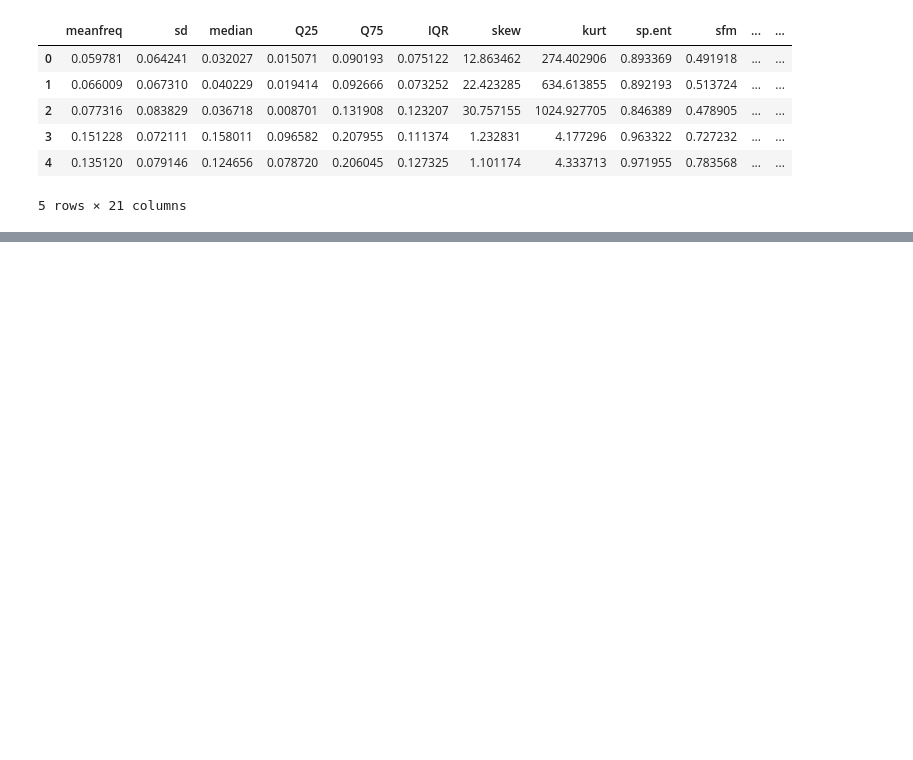
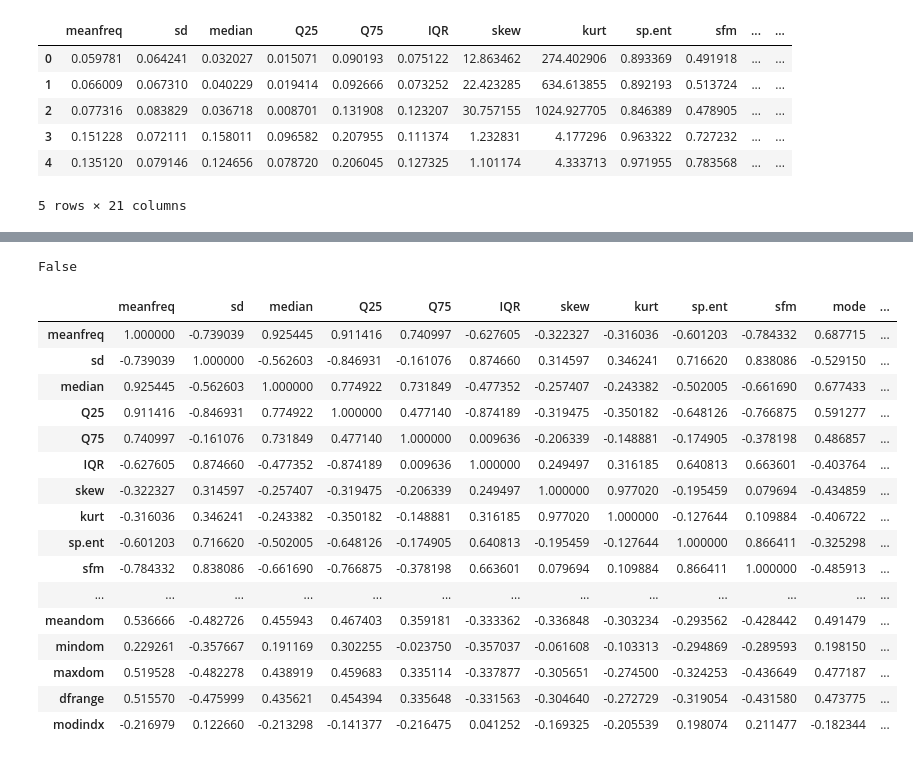
Before and after one commit to khandelwalpranav05/Gender-Recognition-by-voice, a Jupyter notebook: voice_recognition.ipynb, the cells around one changed output, grey strips where cells are left out. Drawn from its saved outputs; the diff is of its cells as text; code cells hidden in the pictures; blank space fills up the shorter version.

```diff
--- a/voice_recognition.ipynb
+++ b/voice_recognition.ipynb
@@ -20,0 +51,26 @@ df.head()
+# %%
+df.isnull().values.any()
+# %% [output]
+False
+# %%
+df_corr = df.corr()
+# %%
+df_corr
+# %% [output]
+|  | meanfreq | sd | median | Q25 | Q75 | IQR | skew | kurt | sp.ent | sfm | mode | ... |
+| meanfreq | 1.000000 | -0.739039 | 0.925445 | 0.911416 | 0.740997 | -0.627605 | -0.322327 | -0.316036 | -0.601203 | -0.784332 | 0.687715 | ... |
+| sd | -0.739039 | 1.000000 | -0.562603 | -0.846931 | -0.161076 | 0.874660 | 0.314597 | 0.346241 | 0.716620 | 0.838086 | -0.529150 | ... |
+| median | 0.925445 | -0.562603 | 1.000000 | 0.774922 | 0.731849 | -0.477352 | -0.257407 | -0.243382 | -0.502005 | -0.661690 | 0.677433 | ... |
+| Q25 | 0.911416 | -0.846931 | 0.774922 | 1.000000 | 0.477140 | -0.874189 | -0.319475 | -0.350182 | -0.648126 | -0.766875 | 0.591277 | ... |
+| Q75 | 0.740997 | -0.161076 | 0.731849 | 0.477140 | 1.000000 | 0.009636 | -0.206339 | -0.148881 | -0.174905 | -0.378198 | 0.486857 | ... |
+| IQR | -0.627605 | 0.874660 | -0.477352 | -0.874189 | 0.009636 | 1.000000 | 0.249497 | 0.316185 | 0.640813 | 0.663601 | -0.403764 | ... |
+| skew | -0.322327 | 0.314597 | -0.257407 | -0.319475 | -0.206339 | 0.249497 | 1.000000 | 0.977020 | -0.195459 | 0.079694 | -0.434859 | ... |
+| kurt | -0.316036 | 0.346241 | -0.243382 | -0.350182 | -0.148881 | 0.316185 | 0.977020 | 1.000000 | -0.127644 | 0.109884 | -0.406722 | ... |
+| sp.ent | -0.601203 | 0.716620 | -0.502005 | -0.648126 | -0.174905 | 0.640813 | -0.195459 | -0.127644 | 1.000000 | 0.866411 | -0.325298 | ... |
+| sfm | -0.784332 | 0.838086 | -0.661690 | -0.766875 | -0.378198 | 0.663601 | 0.079694 | 0.109884 | 0.866411 | 1.000000 | -0.485913 | ... |
+| ... | ... | ... | ... | ... | ... | ... | ... | ... | ... | ... | ... | ... |
+| meandom | 0.536666 | -0.482726 | 0.455943 | 0.467403 | 0.359181 | -0.333362 | -0.336848 | -0.303234 | -0.293562 | -0.428442 | 0.491479 | ... |
+| mindom | 0.229261 | -0.357667 | 0.191169 | 0.302255 | -0.023750 | -0.357037 | -0.061608 | -0.103313 | -0.294869 | -0.289593 | 0.198150 | ... |
+| maxdom | 0.519528 | -0.482278 | 0.438919 | 0.459683 | 0.335114 | -0.337877 | -0.305651 | -0.274500 | -0.324253 | -0.436649 | 0.477187 | ... |
+| dfrange | 0.515570 | -0.475999 | 0.435621 | 0.454394 | 0.335648 | -0.331563 | -0.304640 | -0.272729 | -0.319054 | -0.431580 | 0.473775 | ... |
+| modindx | -0.216979 | 0.122660 | -0.213298 | -0.141377 | -0.216475 | 0.041252 | -0.169325 | -0.205539 | 0.198074 | 0.211477 | -0.182344 | ... |
```
Also changed, not shown: parts of 3 cells of this notebook.
